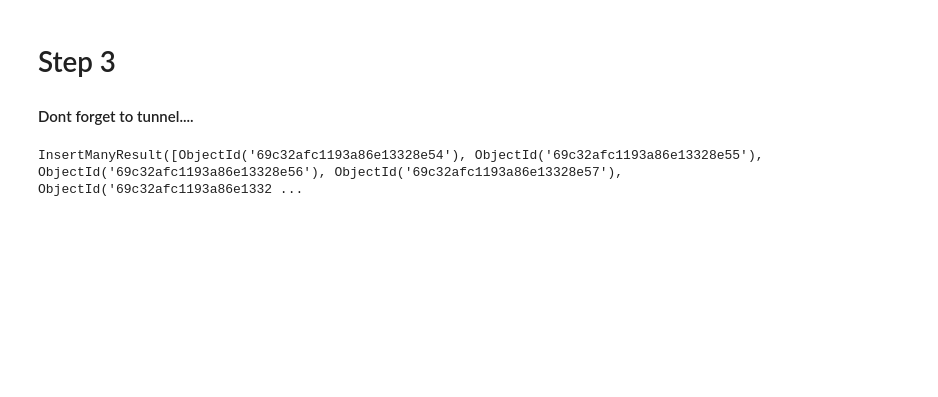
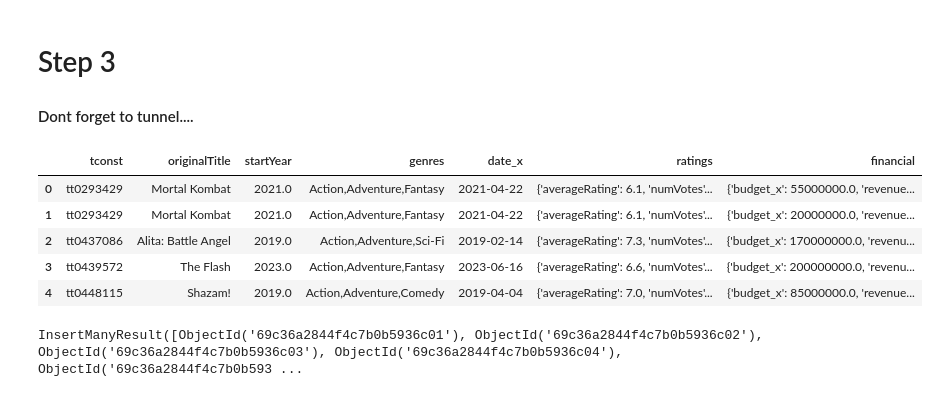
Before and after one commit to e-hdz130504/CPSC368-Phase-4, a Jupyter notebook: Step_3.ipynb, the cells around one changed output. Drawn from its saved outputs; the diff is of its cells as text; code cells hidden in the pictures; blank space fills up the shorter version.

Commit message:
Changes for schema appropriate statements

```diff
--- a/Step_3.ipynb
+++ b/Step_3.ipynb
@@ -29,18 +29,41 @@ Movie = pd.read_csv('cleaned_data/basics-2000.csv')
 MovieRating =  pd.read_csv('cleaned_data/ratings-2000.csv')
 MovieFinancial =  pd.read_csv('cleaned_data/imdb-data-2000.csv')
 Book =  pd.read_csv('cleaned_data/kindle-2000.csv')
+# %%
+#Merging all Movie dataframes into a single one
+
+#Making sure titles are normalized (using phase 3 method)
+Movie["orig_title_norm"] = (Movie["originalTitle"].astype(str).str.lower().str.strip())
+
+
+Movies = Movie.merge(MovieFinancial, on = 'orig_title_norm', how = 'inner')
+Movies = Movies.merge(MovieRating, on = 'tconst', how = 'inner')
+
+
+#Creating dictionaries in the financial and ratings section as stated in the schema
+Movies['ratings'] = Movies[['averageRating', 'numVotes']].to_dict('records')
+Movies['financial'] = Movies[['budget_x', 'revenue']].to_dict('records')
+
+#Dropping unnecessary/repetitive columns
+Movies = Movies.drop(columns = ['orig_title_norm','orig_title', 'budget_x',
+                       'revenue', 'averageRating', 'numVotes'])
+
+Movies.head()
+# %% [output]
+|  | tconst | originalTitle | startYear | genres | date_x | ratings | financial |
+| 0 | tt0293429 | Mortal Kombat | 2021.0 | Action,Adventure,Fantasy | 2021-04-22 | {'averageRating': 6.1, 'numVotes'... | {'budget_x': 55000000.0, 'revenue... |
+| 1 | tt0293429 | Mortal Kombat | 2021.0 | Action,Adventure,Fantasy | 2021-04-22 | {'averageRating': 6.1, 'numVotes'... | {'budget_x': 20000000.0, 'revenue... |
+| 2 | tt0437086 | Alita: Battle Angel | 2019.0 | Action,Adventure,Sci-Fi | 2019-02-14 | {'averageRating': 7.3, 'numVotes'... | {'budget_x': 170000000.0, 'revenu... |
+| 3 | tt0439572 | The Flash | 2023.0 | Action,Adventure,Fantasy | 2023-06-16 | {'averageRating': 6.6, 'numVotes'... | {'budget_x': 200000000.0, 'revenu... |
+| 4 | tt0448115 | Shazam! | 2019.0 | Action,Adventure,Comedy | 2019-04-04 | {'averageRating': 7.0, 'numVotes'... | {'budget_x': 85000000.0, 'revenue... |
 # %%
 #Inserting data into UBC MongoDB server
-db['Movie'].delete_many({})
-db['Movie'].insert_many(Movie.to_dict('records'))
 
-db['MovieRating'].delete_many({})
-db['MovieRating'].insert_many(MovieRating.to_dict('records'))
-
-db['MovieFinancial'].delete_many({})
-db['MovieFinancial'].insert_many(MovieFinancial.to_dict('records'))
+#Inserting Movies and Book to database
+db['Movies'].delete_many({})
+db['Movies'].insert_many(Movies.to_dict('records'))
 
 db['Book'].delete_many({})
 db['Book'].insert_many(Book.to_dict('records'))
 # %% [output]
-InsertManyResult([ObjectId('69c32afc1193a86e13328e54'), ObjectId('69c32afc1193a86e13328e55'), ObjectId('69c32afc1193a86e13328e56'), ObjectId('69c32afc1193a86e13328e57'), ObjectId('69c32afc1193a86e1332 ...
+InsertManyResult([ObjectId('69c36a2844f4c7b0b5936c01'), ObjectId('69c36a2844f4c7b0b5936c02'), ObjectId('69c36a2844f4c7b0b5936c03'), ObjectId('69c36a2844f4c7b0b5936c04'), ObjectId('69c36a2844f4c7b0b593 ...
```
